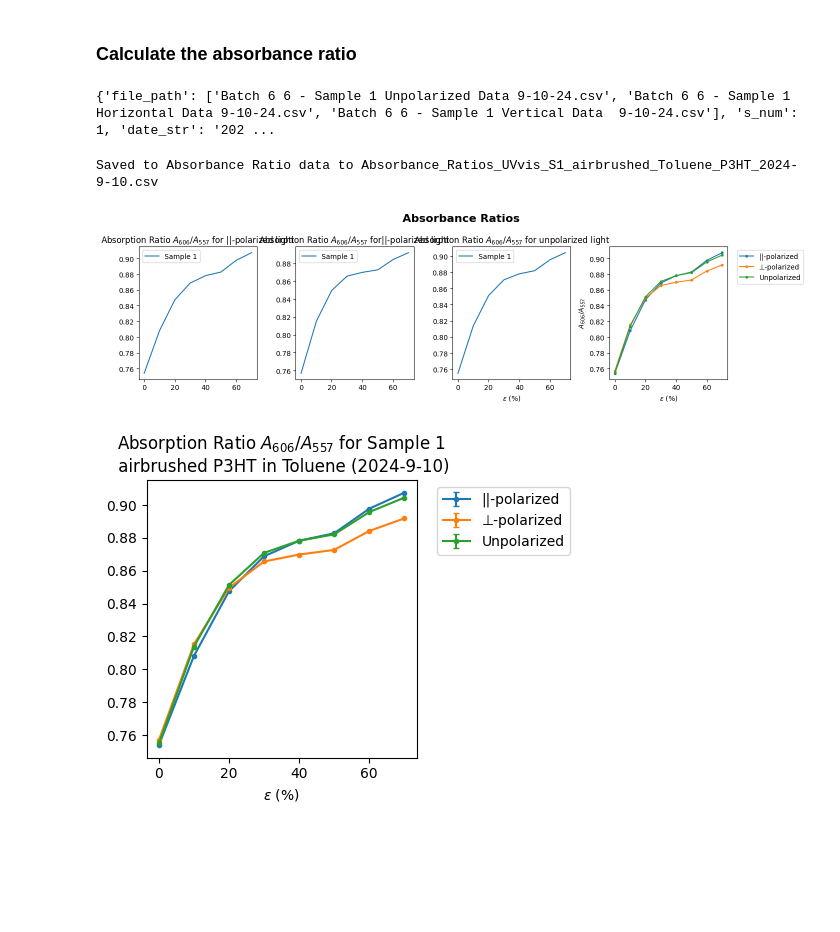
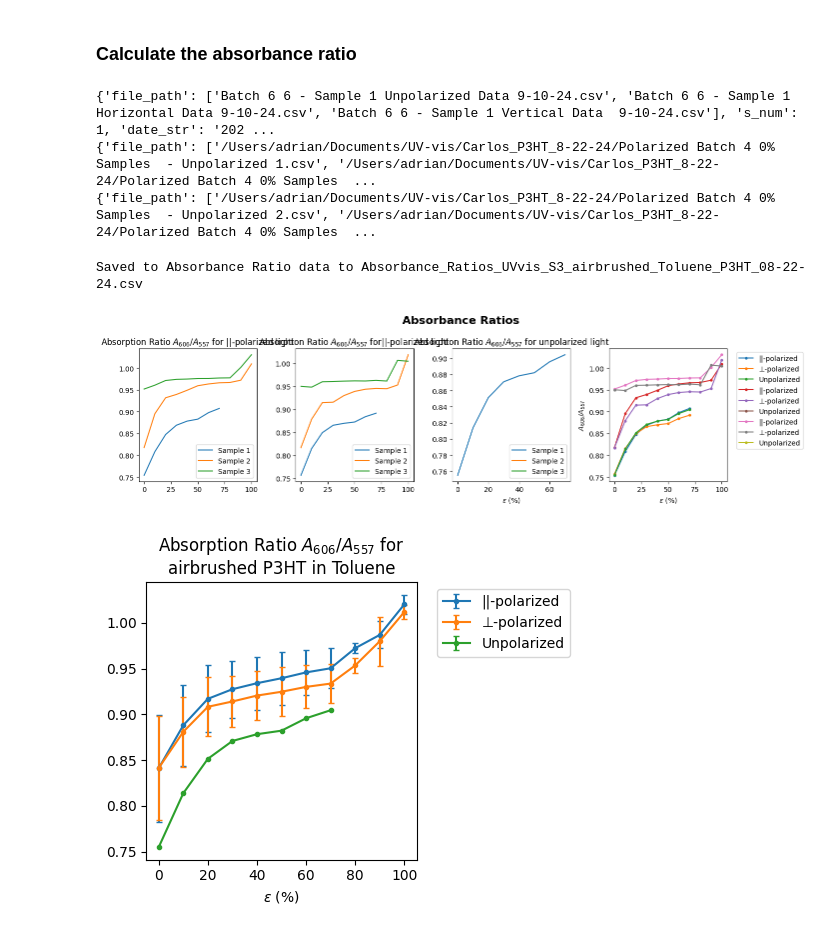
Before and after one commit to trilusa/UV-vis, a Jupyter notebook: Carlos_P3HT_9-10-24/polarized_uv-vis_plotting_9-10-24.ipynb, the cells around one changed output. Cells and saved outputs as stored; diff of their text form; code cells hidden in the pictures; blank space fills up the shorter version.

```diff
--- a/Carlos_P3HT_9-10-24/polarized_uv-vis_plotting_9-10-24.ipynb
+++ b/Carlos_P3HT_9-10-24/polarized_uv-vis_plotting_9-10-24.ipynb
@@ -77,9 +79,20 @@ sample_info = [
         'solvent_str': 'Toluene'
     },
     {
-        'file_path': ['/Users/adrian/Documents/UV-vis/Carlos_P3HT_8-22-24/Polarized Batch 4 0% Samples  - Horizontal 1.csv',
-                    '/Users/adrian/Documents/UV-vis/Carlos_P3HT_8-22-24/Polarized Batch 4 0% Samples  - Vertical 1.csv']
+        'file_path': ['/Users/adrian/Documents/UV-vis/Carlos_P3HT_8-22-24/Polarized Batch 4 0% Samples  - Unpolarized 1.csv',
+                    '/Users/adrian/Documents/UV-vis/Carlos_P3HT_8-22-24/Polarized Batch 4 0% Samples  - Horizontal 1.csv',
+                    '/Users/adrian/Documents/UV-vis/Carlos_P3HT_8-22-24/Polarized Batch 4 0% Samples  - Vertical 1.csv'],
         's_num': 2,
+        'date_str': "08-22-24",
+        'method_str': "airbrushed",
+        'material_str': 'P3HT',
+        'solvent_str': 'Toluene'
+    },
+    {
+        'file_path': ['/Users/adrian/Documents/UV-vis/Carlos_P3HT_8-22-24/Polarized Batch 4 0% Samples  - Unpolarized 2.csv',
+                    '/Users/adrian/Documents/UV-vis/Carlos_P3HT_8-22-24/Polarized Batch 4 0% Samples  - Horizontal 2.csv',
+                    '/Users/adrian/Documents/UV-vis/Carlos_P3HT_8-22-24/Polarized Batch 4 0% Samples  - Vertical 2.csv'],
+        's_num': 3,
         'date_str': "08-22-24",
         'method_str': "airbrushed",
         'material_str': 'P3HT',
@@ -87,30 +100,32 @@ sample_info = [
     }
 ]
 
-P3HT_TOL_082224_filepaths = ['/Users/adrian/Documents/UV-vis/Carlos_P3HT_8-22-24/Polarized Batch 4 0% Samples  - Horizontal 1.csv',
-'/Users/adrian/Documents/UV-vis/Carlos_P3HT_8-22-24/Polarized Batch 4 0% Samples  - Horizontal 2.csv',
-'/Users/adrian/Documents/UV-vis/Carlos_P3HT_8-22-24/Polarized Batch 4 0% Samples  - Vertical 1.csv',
-'/Users/adrian/Documents/UV-vis/Carlos_P3HT_8-22-24/Polarized Batch 4 0% Samples  - Vertical 2.csv']
-
-i=0
+i=2
 file_path = sample_info[i]['file_path']
 s_num = sample_info[i]['s_num']
 date_str = sample_info[i]['date_str']
 method_str = sample_info[i]['method_str']
 material_str = sample_info[i]['material_str']
 solvent_str = sample_info[i]['solvent_str']
-
 print(f"File Path: {file_path}\n Sample Number: {s_num}\n Date: {date_str}\n Method: {method_str}")
 
 # file_path = 'Carlos_P3HT_9-8-24/Batch 5 Samples - Sample 5 Raw Data.csv'; s_num = 5; date_str = "2024-09-08"; method_str="spincoated"
 # # file_path = 'Carlos_P3HT_9-8-24/Batch 5 Samples - Sample 6 Raw Data.csv'; s_num = 6; date_str = "2024-09-08"; method_str="spincoated"
 
-dfU = pd.read_csv(file_path[0])
+dfU = pd.read_csv(file_path[0]) if file_path[0] != '' else pd.DataFrame({'Wavelength': np.arange(300, 900.5, 0.5)})
 dfH = pd.read_csv(file_path[1])
 dfV = pd.read_csv(file_path[2])
+
+if file_path[0] == '':
+    dfH.columns = ['Wavelength'] + [col + 'H' for col in dfH.columns[1:]]
+    dfV.columns = ['Wavelength'] + [col + 'V' for col in dfV.columns[1:]]
 
 raw_df = dfU.merge(dfH, on='Wavelength', suffixes=('', 'H'))
 raw_df = raw_df.merge(dfV, on='Wavelength', suffixes=('', 'V'))
 
+
+
+
+
 raw_df
 # %% [output]
@@ -260,8 +279,9 @@ df_absorbance_ratios = pd.DataFrame()
 
 for i, sample in enumerate(sample_info):
     print(sample)
+
+    data_save_str = f"Corrected_Polarized_UVvis_S{sample['s_num']}_{sample['method_str']}_P3HT_{sample['date_str']}.csv"
     df_corrected = pd.read_csv(data_save_str)
-
     # Get absorbance data for the peaks
     A00 = df_corrected[df_corrected['Wavelength'] == peak00]
     A01 = df_corrected[df_corrected['Wavelength'] == peak01]
@@ -280,12 +300,14 @@ for i, sample in enumerate(sample_info):
     # df.dichroic_ratio
 # %% [output]
 {'file_path': ['Batch 6 6 - Sample 1 Unpolarized Data 9-10-24.csv', 'Batch 6 6 - Sample 1 Horizontal Data 9-10-24.csv', 'Batch 6 6 - Sample 1 Vertical Data  9-10-24.csv'], 's_num': 1, 'date_str': '202 ...
+{'file_path': ['/Users/adrian/Documents/UV-vis/Carlos_P3HT_8-22-24/Polarized Batch 4 0% Samples  - Unpolarized 1.csv', '/Users/adrian/Documents/UV-vis/Carlos_P3HT_8-22-24/Polarized Batch 4 0% Samples  ...
+{'file_path': ['/Users/adrian/Documents/UV-vis/Carlos_P3HT_8-22-24/Polarized Batch 4 0% Samples  - Unpolarized 2.csv', '/Users/adrian/Documents/UV-vis/Carlos_P3HT_8-22-24/Polarized Batch 4 0% Samples  ...
 # %%
 absorbance_ratios_data_save_str = f"Absorbance_Ratios_UVvis_S{s_num}_{method_str}_{solvent_str}_P3HT_{date_str}.csv"
 df_absorbance_ratios.to_csv(absorbance_ratios_data_save_str, index=False)
 print(f"Saved to Absorbance Ratio data to {absorbance_ratios_data_save_str}")
 # %% [output]
-Saved to Absorbance Ratio data to Absorbance_Ratios_UVvis_S1_airbrushed_Toluene_P3HT_2024-9-10.csv
+Saved to Absorbance Ratio data to Absorbance_Ratios_UVvis_S3_airbrushed_Toluene_P3HT_08-22-24.csv
 # %%
 fig, axs = plt.subplots(1, 4, figsize=(14, 4))
 fig.suptitle("Absorbance Ratios", fontsize=16, fontweight='bold')
@@ -310,9 +332,6 @@ for i, row in df_absorbance_ratios.iterrows():
     axs[3].plot(unpolaraized_percents, row[unpolarized_columns_str], '.-',label=f"Unpolarized")
 
 
-
-    break
-
 # Add legend and show plot
 axs[0].set_title(rf'Absorption Ratio $A_{{606}}/A_{{557}}$ for ||-polarized light')
 axs[1].set_title(rf'Absorption Ratio $A_{{606}}/A_{{557}}$ for||-polarized light')
@@ -330,36 +349,36 @@ axs[3].set_xlabel(rf'$\epsilon$ (%)')
 
 fig.tight_layout()
 # %% [output]
-[figure, old version]
+[figure, new version]
 # %%
 ### Dichroic Ratios ###
 #todo
 # %%
 # Compute the mean and standard error for each column
 mean_values = df_absorbance_ratios.mean()
 standard_error = df_absorbance_ratios.sem()
 
 H_columns_str = [col for col in df_absorbance_ratios.columns if 'H' in col and 'baseline' not in col]
 H_percents = [float(s.strip('%HV')) for s in H_columns_str]
 
 V_columns_str = [col for col in df_absorbance_ratios.columns if 'V' in col and 'baseline' not in col]
 V_percents = [float(s.strip('%HV')) for s in V_columns_str]
 
 unpolarized_columns_str = [col for col in df_corrected.columns if 'V' not in col and 'H' not in col and 'baseline' not in col and 'Wavelength' not in col]
 unpolaraized_percents = [float(s.strip('%HV')) for s in H_columns_str]
 
 # Plot the mean values with error bars for standard error
 fig, axs = plt.subplots(1, 1, figsize=(5, 4))
 
 axs.errorbar(H_percents, mean_values[H_columns_str], yerr=standard_error[H_columns_str], fmt='.-', label='||-polarized', capsize=2, capthick=1)
 axs.errorbar(V_percents, mean_values[V_columns_str], yerr=standard_error[V_columns_str], fmt='.-', label='⊥-polarized',  capsize=2, capthick=1)
 axs.errorbar(unpolaraized_percents, mean_values[unpolarized_columns_str], yerr=standard_error[unpolarized_columns_str], fmt='.-', label='Unpolarized', capsize=2, capthick=1)
 
 # Customize plot
-axs.set_title(f'Absorption Ratio $A_{{606}}/A_{{557}}$ for Sample {s_num}\n {method_str} P3HT in {solvent_str} ({date_str})')
+axs.set_title(f'Absorption Ratio $A_{{606}}/A_{{557}}$ for\n{method_str} P3HT in {solvent_str}')
 axs.set_xlabel(r'$\epsilon$ (%)')
 axs.legend(bbox_to_anchor=(1.05, 1), loc='upper left')
 fig.tight_layout()
 # axs.grid('on')
 # %% [output]
-[figure, old version]
+[figure, new version]
```
Also changed, not shown: parts of 9 cells of this notebook, 2 other files.
